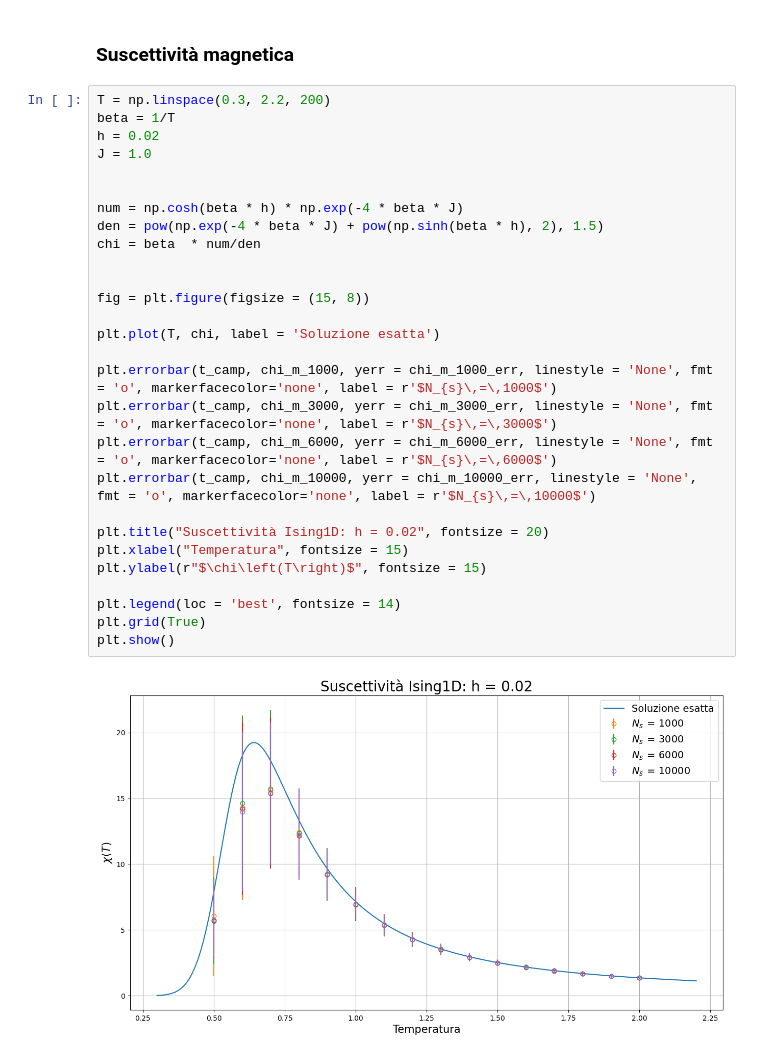
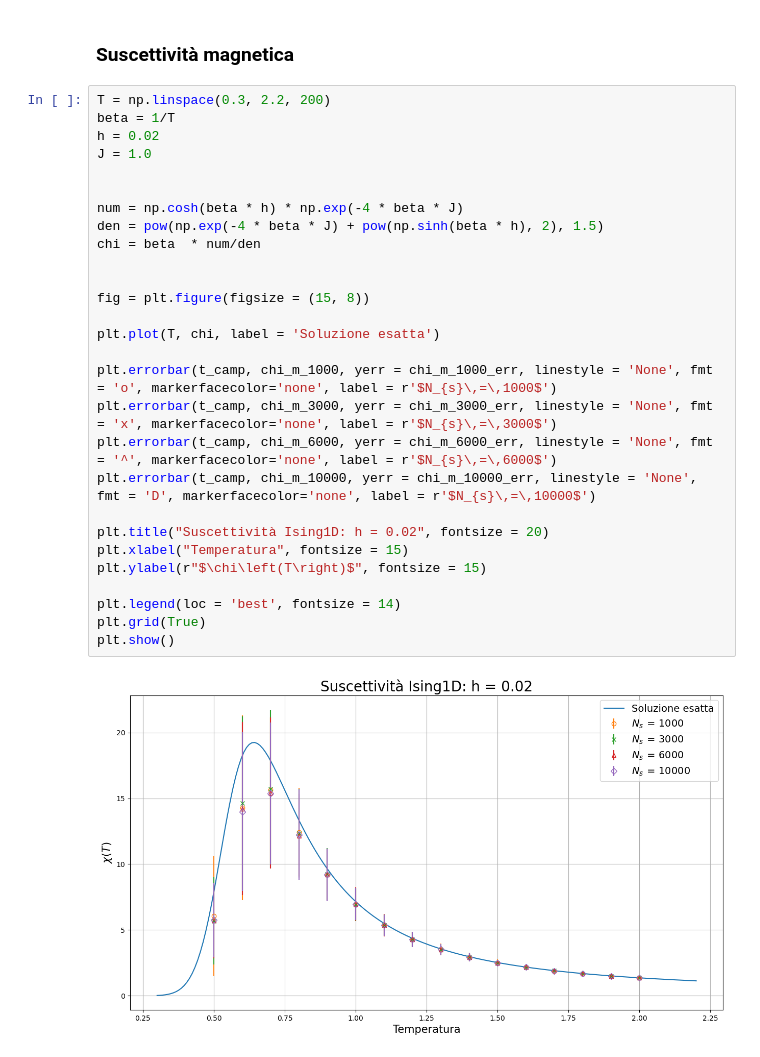
Before and after one commit to Negrini085/Simulazione-di-Materia-Condensata, a Jupyter notebook: Approfondimento/Presentazione/Immagini/grafici.ipynb, the cells around one changed output. Saved outputs shown, nothing was run; the diff lists cells and outputs as text.

```diff
--- a/Approfondimento/Presentazione/Immagini/grafici.ipynb
+++ b/Approfondimento/Presentazione/Immagini/grafici.ipynb
@@ -511,30 +539,30 @@ plt.show()
 # %%
 T = np.linspace(0.3, 2.2, 200)
 beta = 1/T
 h = 0.02
 J = 1.0
 
 
 num = np.cosh(beta * h) * np.exp(-4 * beta * J)
 den = pow(np.exp(-4 * beta * J) + pow(np.sinh(beta * h), 2), 1.5)
 chi = beta  * num/den
 
 
 fig = plt.figure(figsize = (15, 8))
 
 plt.plot(T, chi, label = 'Soluzione esatta')
 
 plt.errorbar(t_camp, chi_m_1000, yerr = chi_m_1000_err, linestyle = 'None', fmt = 'o', markerfacecolor='none', label = r'$N_{s}\,=\,1000$')
-plt.errorbar(t_camp, chi_m_3000, yerr = chi_m_3000_err, linestyle = 'None', fmt = 'o', markerfacecolor='none', label = r'$N_{s}\,=\,3000$')
-plt.errorbar(t_camp, chi_m_6000, yerr = chi_m_6000_err, linestyle = 'None', fmt = 'o', markerfacecolor='none', label = r'$N_{s}\,=\,6000$')
-plt.errorbar(t_camp, chi_m_10000, yerr = chi_m_10000_err, linestyle = 'None', fmt = 'o', markerfacecolor='none', label = r'$N_{s}\,=\,10000$')
+plt.errorbar(t_camp, chi_m_3000, yerr = chi_m_3000_err, linestyle = 'None', fmt = 'x', markerfacecolor='none', label = r'$N_{s}\,=\,3000$')
+plt.errorbar(t_camp, chi_m_6000, yerr = chi_m_6000_err, linestyle = 'None', fmt = '^', markerfacecolor='none', label = r'$N_{s}\,=\,6000$')
+plt.errorbar(t_camp, chi_m_10000, yerr = chi_m_10000_err, linestyle = 'None', fmt = 'D', markerfacecolor='none', label = r'$N_{s}\,=\,10000$')
 
 plt.title("Suscettività Ising1D: h = 0.02", fontsize = 20)
 plt.xlabel("Temperatura", fontsize = 15)
 plt.ylabel(r"$\chi\left(T\right)$", fontsize = 15)
 
 plt.legend(loc = 'best', fontsize = 14)
 plt.grid(True)
 plt.show()
 # %% [output]
-[figure, old version]
+[figure, new version]
```
Also changed, not shown: parts of 4 cells of this notebook, 5 other files.
